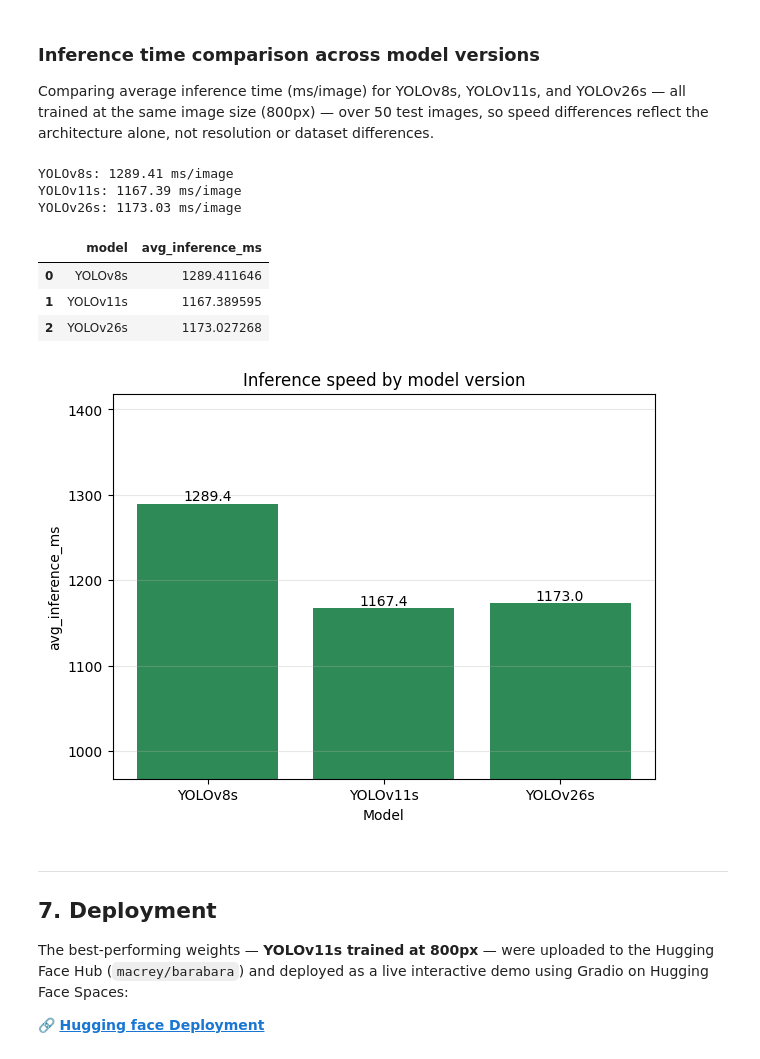
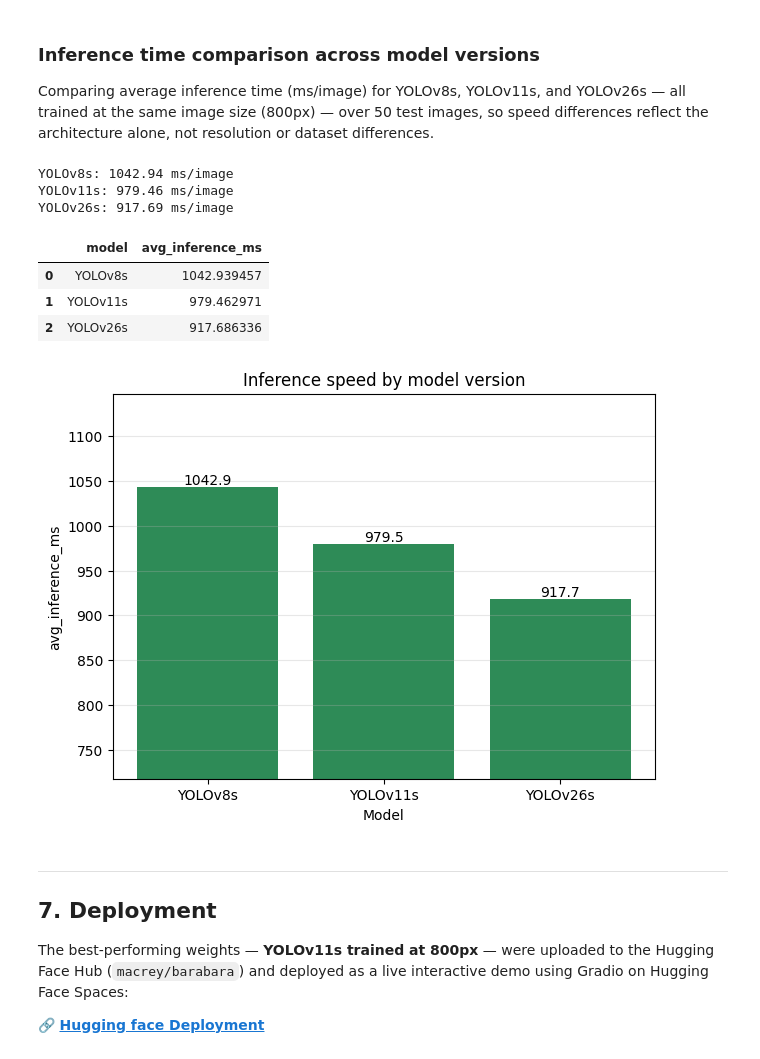
Before and after one commit to kibwale/nipe_macho, a Jupyter notebook: notebooks/testing_new_data.ipynb, the cells around one changed output. Cells and saved outputs as stored; diff of their text form; code cells hidden in the pictures.

```diff
--- a/notebooks/testing_new_data.ipynb
+++ b/notebooks/testing_new_data.ipynb
@@ -559,27 +556,27 @@ images, so speed differences reflect the architecture alone, not
 resolution or dataset differences.
 # %%
 weights_paths = {
-    "YOLOv8s": "/content/drive/MyDrive/potholes/runs/8S/8S_800/weights/best.pt",
-    "YOLOv11s": "/content/drive/MyDrive/potholes/runs/11S/11S-800/weights/best.pt",
-    "YOLOv26s": "/content/drive/MyDrive/potholes/runs/26S/26S-800/weights/best.pt",
+    "YOLOv8s": "/content/drive/MyDrive/potholes/runs/8S/8S-800/weights/best.pt",
+    "YOLOv11s": "/content/drive/MyDrive/potholes/runs/11S/v11s_800/weights/best.pt",
+    "YOLOv26s": "/content/drive/MyDrive/potholes/runs/26S/v26s_800/weights/best.pt",
 }
 
 inference_df = address.compare_inference_across_models(weights_paths, test_dir, imgsz=800, n_images=50)
 inference_df
 # %% [output]
-YOLOv8s: 1289.41 ms/image
-YOLOv11s: 1167.39 ms/image
-YOLOv26s: 1173.03 ms/image
+YOLOv8s: 1042.94 ms/image
+YOLOv11s: 979.46 ms/image
+YOLOv26s: 917.69 ms/image
 |  | model | avg_inference_ms |
-| 0 | YOLOv8s | 1289.411646 |
-| 1 | YOLOv11s | 1167.389595 |
-| 2 | YOLOv26s | 1173.027268 |
+| 0 | YOLOv8s | 1042.939457 |
+| 1 | YOLOv11s | 979.462971 |
+| 2 | YOLOv26s | 917.686336 |
 # %%
 # Inference time comparison
-plot_bar(inference_df, x_col="model", metric="avg_inference_ms", color="seagreen",pad = 200,
+assess.plot_bar(inference_df, x_col="model", metric="avg_inference_ms", color="seagreen",pad = 200,
          title="Inference speed by model version")
 # %% [output]
-[figure, old version]
+[figure, new version]
 # %% [markdown]
 
 
```
Also changed, not shown: parts of 14 cells of this notebook.
